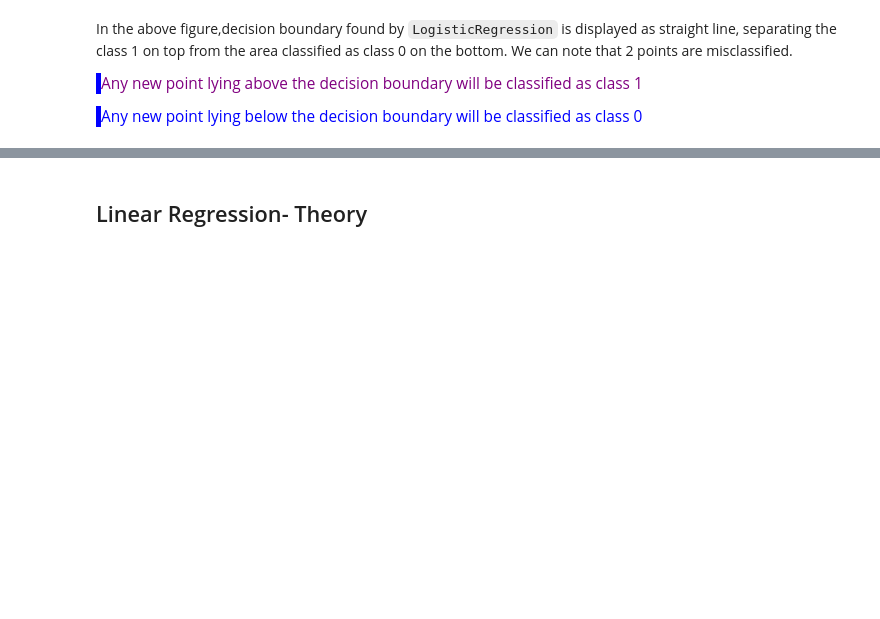
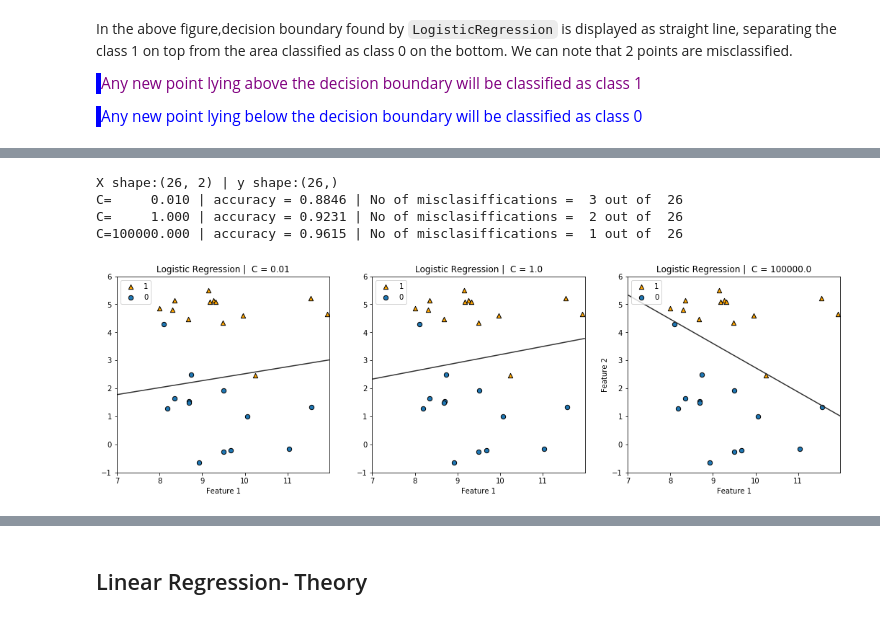
Before and after one commit to prasanth-ntu/prasanth-ntu.github.io, a Jupyter notebook: html/ML-Course/Intro-to-ML-with-Python/2c-Supervised-Learning-Logistic-Regression.ipynb, the cells around one changed output, grey strips where cells are left out. Drawn from its saved outputs; the diff is of its cells as text; code cells hidden in the pictures; blank space fills up the shorter version.

```diff
--- a/html/ML-Course/Intro-to-ML-with-Python/2c-Supervised-Learning-Logistic-Regression.ipynb
+++ b/html/ML-Course/Intro-to-ML-with-Python/2c-Supervised-Learning-Logistic-Regression.ipynb
@@ -180,0 +190,53 @@ Smaller values of `C` specify stronger regularization.
+# %%
+import mglearn
+import numpy as np
+import matplotlib.pyplot as plt
+from sklearn.linear_model import LogisticRegression
+
+X,y = mglearn.datasets.make_forge()
+print ("X shape:{} | y shape:{}".format(X.shape, y.shape))
+
+fig, axes = plt.subplots(1, 3, figsize=(18, 5))
+
+
+for C, ax in zip([0.01, 1.0, 100000.0], axes):
+    lr = LogisticRegression(C=C).fit(X,y)
+    #print ("Coefficients:", lr.coef_, "\nIntercept   :",lr.intercept_)
+
+    # Compute decision boundary and plot with the input data
+    x_1, x_2 = np.mgrid[7:12:.01, -1:6:.01]
+    grid = np.c_[x_1.ravel(), x_2.ravel()]
+    probs = lr.predict_proba(grid)[:, 1].reshape(x_1.shape)
+
+    predict = lr.predict(X)
+
+    pos_input = X[np.where(y==1)]
+    neg_input = X[np.where(y==0)]
+
+    #plt.figure(figsize=(8,5))
+
+    ax.scatter(pos_input[:,0], pos_input[:, 1], s=40, marker="^", c="orange",
+               cmap="RdBu", vmin=-.2, vmax=1.2,
+               edgecolor="black", linewidth=1)
+    ax.scatter(neg_input[:,0], neg_input[:, 1], s=40,
+               cmap="RdBu", vmin=-.2, vmax=1.2,
+               edgecolor="black", linewidth=1)
+
+    ax.legend(["1", "0"])
+
+    ax.contour(xx, yy, probs, levels=[.5], cmap="Greys", vmin=0, vmax=.6)
+
+    ax.set_xlabel("Feature 1"); plt.ylabel("Feature 2")
+    ax.set_title("Logistic Regression |  C = " + str(C))
+
+    print ("C=%10.3f | accuracy = %.4f | No of misclasiffications = %2d out of %3d" %(C,
+                                                                                      lr.score(X,y),
+                                                                                      np.sum(lr.predict(X)!= y),
+                                                                                      len(y)))
+plt.show()
+# %% [output]
+X shape:(26, 2) | y shape:(26,)
+C=     0.010 | accuracy = 0.8846 | No of misclasiffications =  3 out of  26
+C=     1.000 | accuracy = 0.9231 | No of misclasiffications =  2 out of  26
+C=100000.000 | accuracy = 0.9615 | No of misclasiffications =  1 out of  26
+[figure, added]
```
Also changed, not shown: parts of 11 cells of this notebook, 1 other file.
